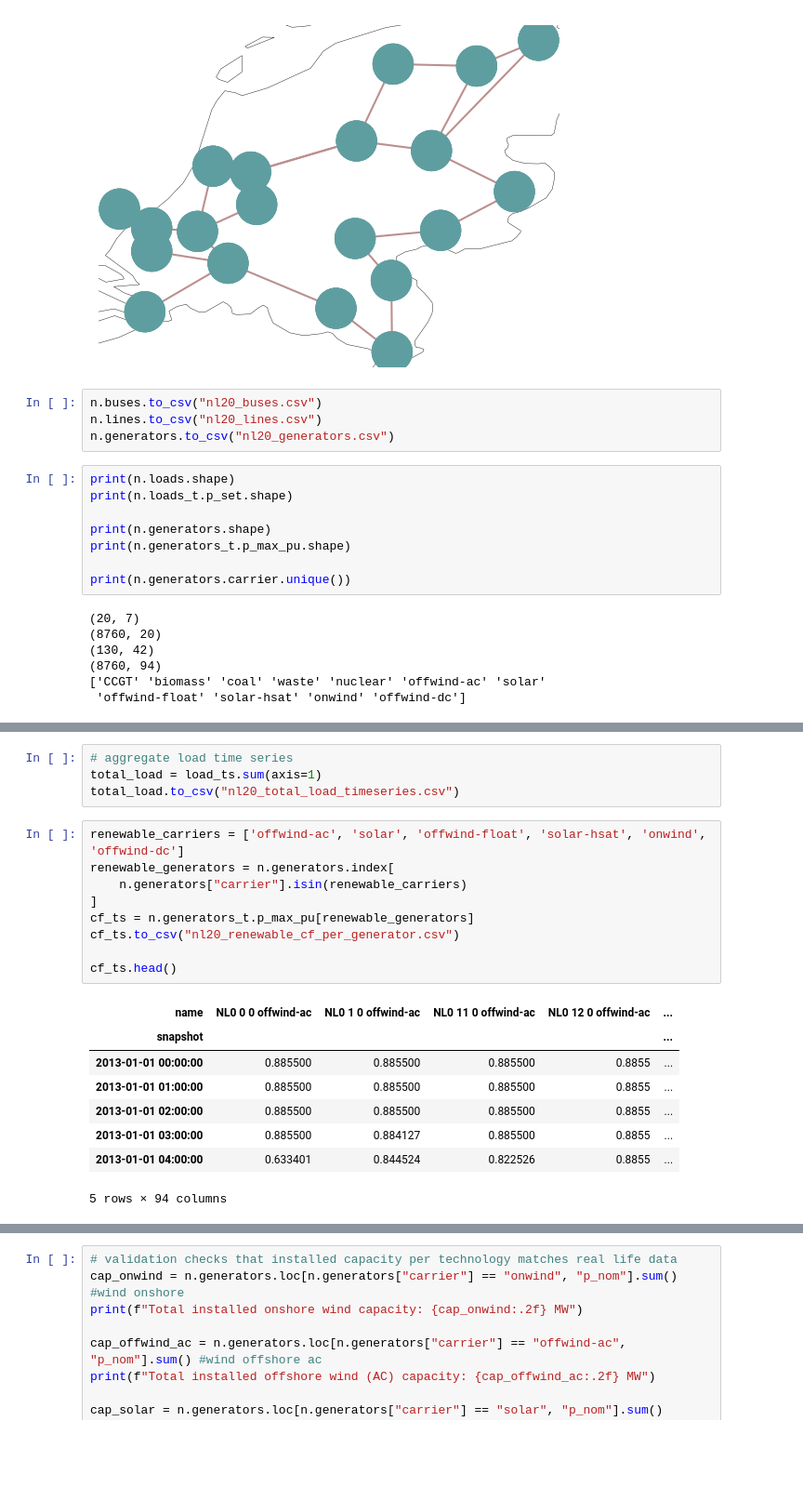
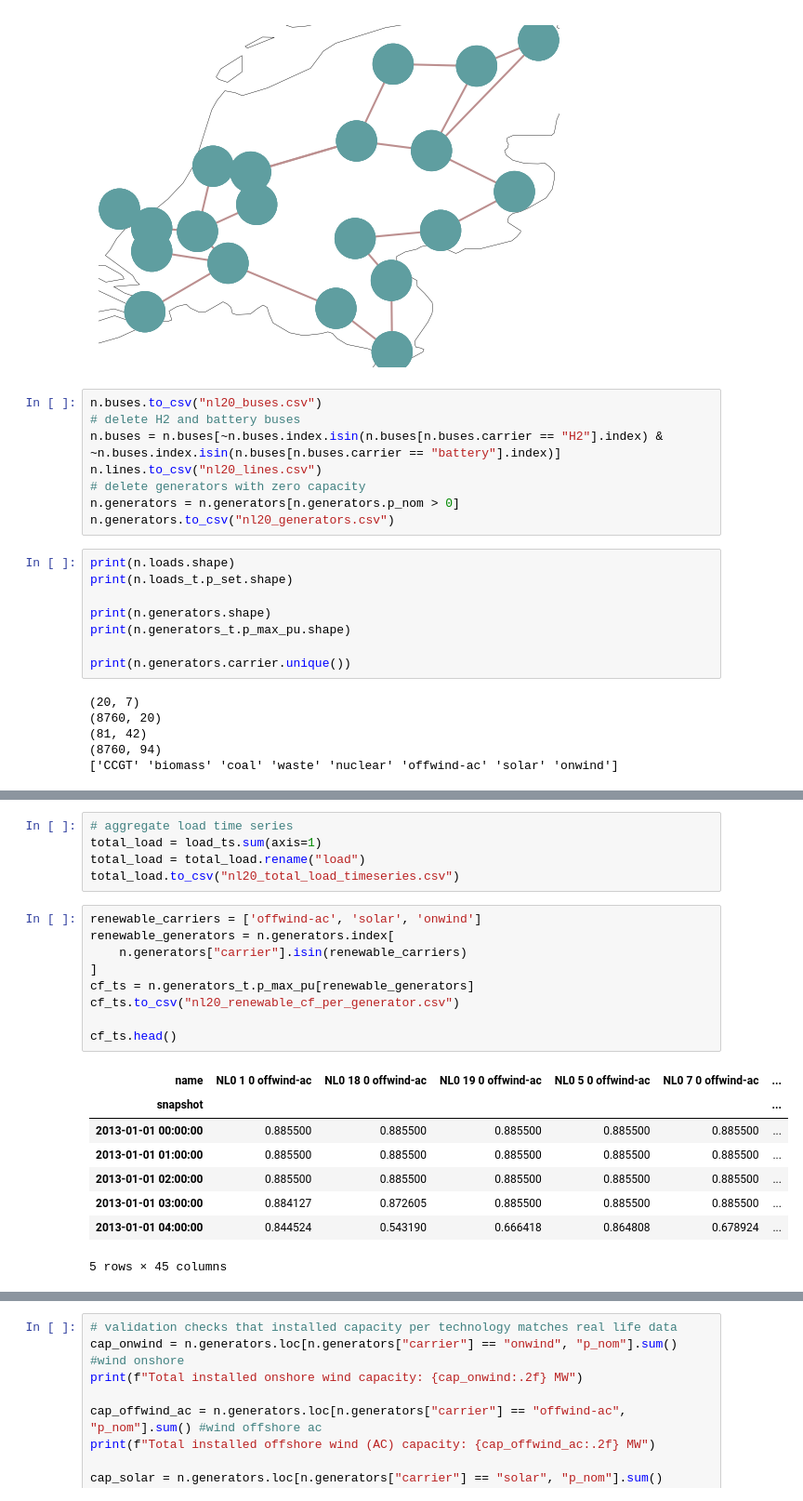
Before and after one commit to alexhtn163/locational-signals-cm, a Jupyter notebook: data/PyPSA-network.ipynb, the cells around one changed output, grey strips where cells are left out. Shown at 93% size. Drawn from its saved outputs; the diff is of its cells as text; blank space fills up the shorter version.

```diff
--- a/data/PyPSA-network.ipynb
+++ b/data/PyPSA-network.ipynb
@@ -13,7 +13,11 @@ INFO:pypsa.network.io:Imported network 'Unnamed Network' has buses, carriers, ge
 [figure]
 # %%
 n.buses.to_csv("nl20_buses.csv")
+# delete H2 and battery buses
+n.buses = n.buses[~n.buses.index.isin(n.buses[n.buses.carrier == "H2"].index) & ~n.buses.index.isin(n.buses[n.buses.carrier == "battery"].index)]
 n.lines.to_csv("nl20_lines.csv")
+# delete generators with zero capacity
+n.generators = n.generators[n.generators.p_nom > 0]
 n.generators.to_csv("nl20_generators.csv")
 # %%
 print(n.loads.shape)
@@ -26,10 +30,9 @@ print(n.generators.carrier.unique())
 # %% [output]
 (20, 7)
 (8760, 20)
-(130, 42)
+(81, 42)
 (8760, 94)
-['CCGT' 'biomass' 'coal' 'waste' 'nuclear' 'offwind-ac' 'solar'
- 'offwind-float' 'solar-hsat' 'onwind' 'offwind-dc']
+['CCGT' 'biomass' 'coal' 'waste' 'nuclear' 'offwind-ac' 'solar' 'onwind']
 # %%
 # map each load to its bus
 load_to_bus = n.loads["bus"]
@@ -56,25 +59,26 @@ load_per_bus.head()
 # %%
 # aggregate load time series
 total_load = load_ts.sum(axis=1)
+total_load = total_load.rename("load")
 total_load.to_csv("nl20_total_load_timeseries.csv")
 # %%
-renewable_carriers = ['offwind-ac', 'solar', 'offwind-float', 'solar-hsat', 'onwind', 'offwind-dc']
+renewable_carriers = ['offwind-ac', 'solar', 'onwind']
 renewable_generators = n.generators.index[
     n.generators["carrier"].isin(renewable_carriers)
 ]
 cf_ts = n.generators_t.p_max_pu[renewable_generators]
 cf_ts.to_csv("nl20_renewable_cf_per_generator.csv")
 
 cf_ts.head()
 # %% [output]
-| name | NL0 0 0 offwind-ac | NL0 1 0 offwind-ac | NL0 11 0 offwind-ac | NL0 12 0 offwind-ac | ... |
-| snapshot |  |  |  |  | ... |
-| 2013-01-01 00:00:00 | 0.885500 | 0.885500 | 0.885500 | 0.8855 | ... |
-| 2013-01-01 01:00:00 | 0.885500 | 0.885500 | 0.885500 | 0.8855 | ... |
-| 2013-01-01 02:00:00 | 0.885500 | 0.885500 | 0.885500 | 0.8855 | ... |
-| 2013-01-01 03:00:00 | 0.885500 | 0.884127 | 0.885500 | 0.8855 | ... |
-| 2013-01-01 04:00:00 | 0.633401 | 0.844524 | 0.822526 | 0.8855 | ... |
+| name | NL0 1 0 offwind-ac | NL0 18 0 offwind-ac | NL0 19 0 offwind-ac | NL0 5 0 offwind-ac | NL0 7 0 offwind-ac | ... |
+| snapshot |  |  |  |  |  | ... |
+| 2013-01-01 00:00:00 | 0.885500 | 0.885500 | 0.885500 | 0.885500 | 0.885500 | ... |
+| 2013-01-01 01:00:00 | 0.885500 | 0.885500 | 0.885500 | 0.885500 | 0.885500 | ... |
+| 2013-01-01 02:00:00 | 0.885500 | 0.885500 | 0.885500 | 0.885500 | 0.885500 | ... |
+| 2013-01-01 03:00:00 | 0.884127 | 0.872605 | 0.885500 | 0.885500 | 0.885500 | ... |
+| 2013-01-01 04:00:00 | 0.844524 | 0.543190 | 0.666418 | 0.864808 | 0.678924 | ... |
-5 rows × 94 columns
+5 rows × 45 columns
 # %%
 # seperate renewables from controllable generators and exclude project sites with zero capacity
 r = n.generators["carrier"].isin(renewable_carriers)
```
Also changed, not shown: parts of 3 cells of this notebook, 13 other files.
